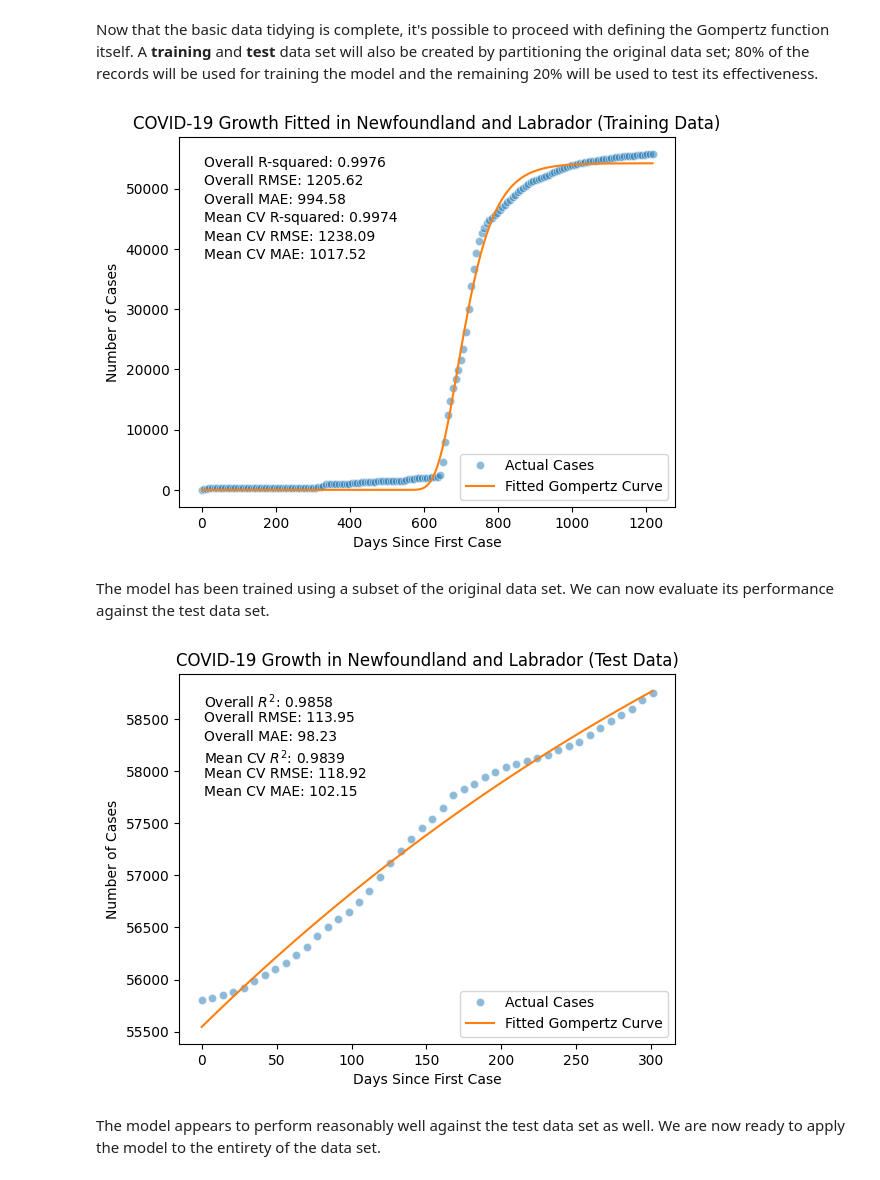
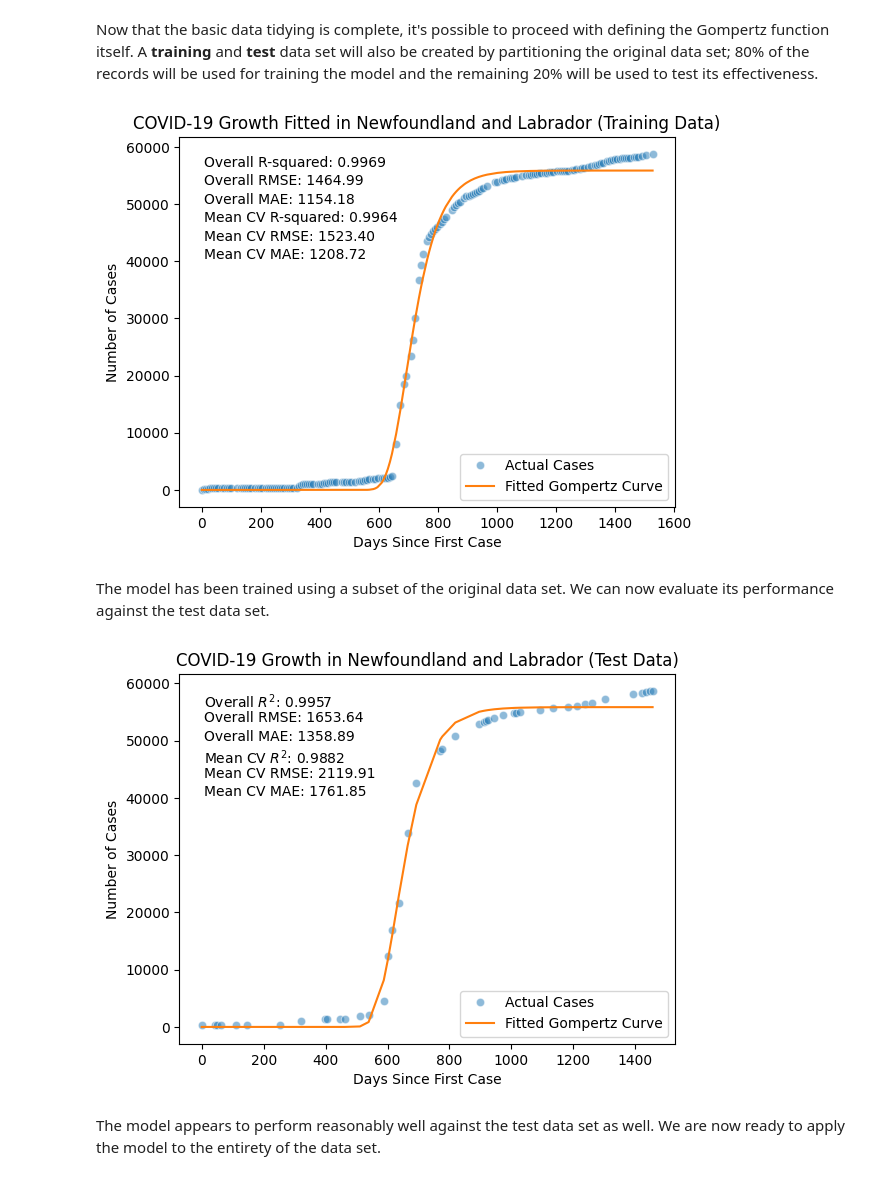
Before and after one commit to sa0v/COVID, a Jupyter notebook: COVID.ipynb, the cells around one changed output. Drawn from its saved outputs; the diff is of its cells as text; code cells hidden in the pictures.

```diff
--- a/COVID.ipynb
+++ b/COVID.ipynb
@@ -33,26 +33,51 @@ data = data[data['totalcases'] != 0]
 # %% [markdown]
 Now that the basic data tidying is complete, it's possible to proceed with defining the Gompertz function itself. A **training** and **test** data set will also be created by partitioning the original data set; 80% of the records will be used for training the model and the remaining 20% will be used to test its effectiveness.
 # %%
+from sklearn.model_selection import train_test_split
+
 # Define the Gompertz function.
 def gompertz(x, A, B, C):
     return A * np.exp(-B * np.exp(-C * x))
 
-# Split the data into two groups, 80% of which will be used for training the
-# model and 20% of which will be used for testing its effectiveness.
-train_size = int(len(data) * 0.8)
-train_data = data[:train_size]
-test_data = data[train_size:]
+# Randomly split the data into training (80%) and testing (20%) sets.
+train_data, test_data = train_test_split(data, test_size=0.2, random_state=42)
 
 # Split into X and y for both training and testing sets.
 X_train = train_data.drop('totalcases', axis=1)
 y_train = train_data['totalcases']
 X_test = test_data.drop('totalcases', axis=1)
 y_test = test_data['totalcases']
+
+# Ensure that the data is reset to maintain consistent indexing.
+X_train = X_train.reset_index(drop=True)
+y_train = y_train.reset_index(drop=True)
+X_test = X_test.reset_index(drop=True)
+y_test = y_test.reset_index(drop=True)
 # %%
+import numpy as np
+import pandas as pd
+from sklearn.model_selection import KFold
+from sklearn.metrics import mean_squared_error, mean_absolute_error
+import seaborn as sns
+import matplotlib.pyplot as plt
+from scipy.optimize import curve_fit
+
+# Ensure no warnings from log/exp underflows.
+np.seterr(all='ignore')
+
+# Define the Gompertz function.
+def gompertz(x, A, B, C):
+    return np.maximum(A * np.exp(-B * np.exp(-C * x)), 0)  # Clamp to non-negative values.
+
 # Calculate 'days' column for training data.
 X_train['days'] = (X_train['date'] - X_train['date'].min()).dt.days
 
-# Initial guesses for Gompertz curve parameters.
+# Eliminate negative and non-numeric values from X_train['days'] and y_train.
+valid_indices = (X_train['days'] >= 0) & (y_train >= 0) & X_train['days'].notnull() & y_train.notnull()
+X_train = X_train[valid_indices]
+y_train = y_train[valid_indices]
+
+# Initial guesses for Gompertz curve parameters (adjusted dynamically later).
 initial_guess = [y_train.max(), 1, 0.01]
 
 # Perform K-Fold cross-validation.
@@ -65,9 +90,14 @@ for train_index, test_index in kf.split(X_train):
     train_days, test_days = X_train['days'].iloc[train_index], X_train['days'].iloc[test_index]
     train_cases, test_cases = y_train.iloc[train_index], y_train.iloc[test_index]
 
+    # Dynamically adjust initial guess based on training data.
+    dynamic_guess = [train_cases.max(), 1, 0.01]
+
     try:
         # Fit the Gompertz curve to the training fold.
-        params, covariance = curve_fit(gompertz, train_days, train_cases, p0=initial_guess, maxfev=10000)
+        params, covariance = curve_fit(
+            gompertz, train_days, train_cases, p0=dynamic_guess, maxfev=10000
+        )
 
         # Predict on the test fold.
         predicted_cases = gompertz(test_days, *params)
@@ -95,7 +125,9 @@ mean_cv_rmse = np.mean(cv_rmse_scores)
 mean_cv_mae = np.mean(cv_mae_scores)
 
 # Fit the Gompertz curve to the full training data.
-params, covariance = curve_fit(gompertz, X_train['days'], y_train, p0=initial_guess, maxfev=10000)
+params, covariance = curve_fit(
+    gompertz, X_train['days'], y_train, p0=initial_guess, maxfev=10000
+)
 X_train['fitted_cases'] = gompertz(X_train['days'], *params)
 
 # Calculate residuals for the full training data.
@@ -104,36 +136,35 @@ residuals = y_train - X_train['fitted_cases']
 # Calculate R-squared for the full training data.
 ss_total = np.sum((y_train - np.mean(y_train))**2)
 ss_residual = np.sum(residuals**2)
 r_squared = 1 - (ss_residual / ss_total)
 
 # Calculate RMSE and MAE for the full training data.
 rmse = np.sqrt(mean_squared_error(y_train, X_train['fitted_cases']))
 mae = mean_absolute_error(y_train, X_train['fitted_cases'])
 
-
 # Actual cases.
 sns.lineplot(x=X_train['days'], y=y_train, label='Actual Cases', color='tab:blue', marker='o', linestyle='None', alpha=0.5)
 
-# Fitted Gompertz curve
+# Fitted Gompertz curve.
 sns.lineplot(x=X_train['days'], y=X_train['fitted_cases'], label='Fitted Gompertz Curve', color='tab:orange')
 
 plt.title("COVID-19 Growth Fitted in Newfoundland and Labrador (Training Data)")
 plt.xlabel("Days Since First Case")
 plt.ylabel("Number of Cases")
 plt.legend()
 plt.grid(False)
 
 # Display performance metrics directly on the plot.
 plt.text(0.05, 0.95, f"Overall R-squared: {r_squared:.4f}", transform=plt.gca().transAxes, fontsize=10, verticalalignment='top')
 plt.text(0.05, 0.90, f"Overall RMSE: {rmse:.2f}", transform=plt.gca().transAxes, fontsize=10, verticalalignment='top')
 plt.text(0.05, 0.85, f"Overall MAE: {mae:.2f}", transform=plt.gca().transAxes, fontsize=10, verticalalignment='top')
 plt.text(0.05, 0.80, f"Mean CV R-squared: {mean_cv_r2:.4f}", transform=plt.gca().transAxes, fontsize=10, verticalalignment='top')
 plt.text(0.05, 0.75, f"Mean CV RMSE: {mean_cv_rmse:.2f}", transform=plt.gca().transAxes, fontsize=10, verticalalignment='top')
 plt.text(0.05, 0.70, f"Mean CV MAE: {mean_cv_mae:.2f}", transform=plt.gca().transAxes, fontsize=10, verticalalignment='top')
 
 plt.show()
 # %% [output]
-[figure, old version]
+[figure, new version]
 # %% [markdown]
 The model has been trained using a subset of the original data set. We can now evaluate its performance against the test data set.
 # %%
@@ -204,7 +235,7 @@ plt.text(0.05, 0.70, f"Mean CV MAE: {mean_cv_mae:.2f}", transform=plt.gca().tran
 
 plt.show()
 # %% [output]
-[figure, old version]
+[figure, new version]
 # %% [markdown]
 The model appears to perform reasonably well against the test data set as well. We are now ready to apply the model to the entirety of the data set.
 # %%
```
